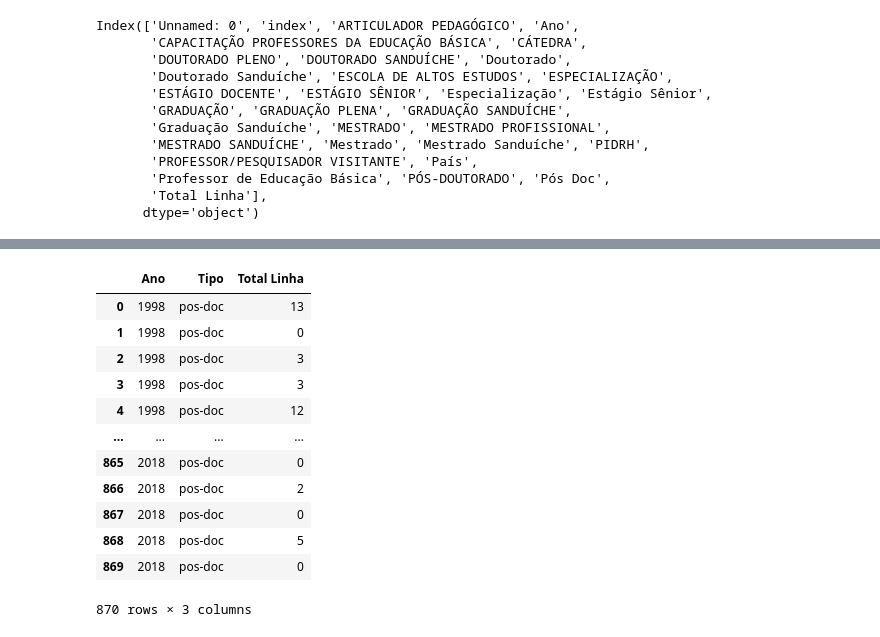
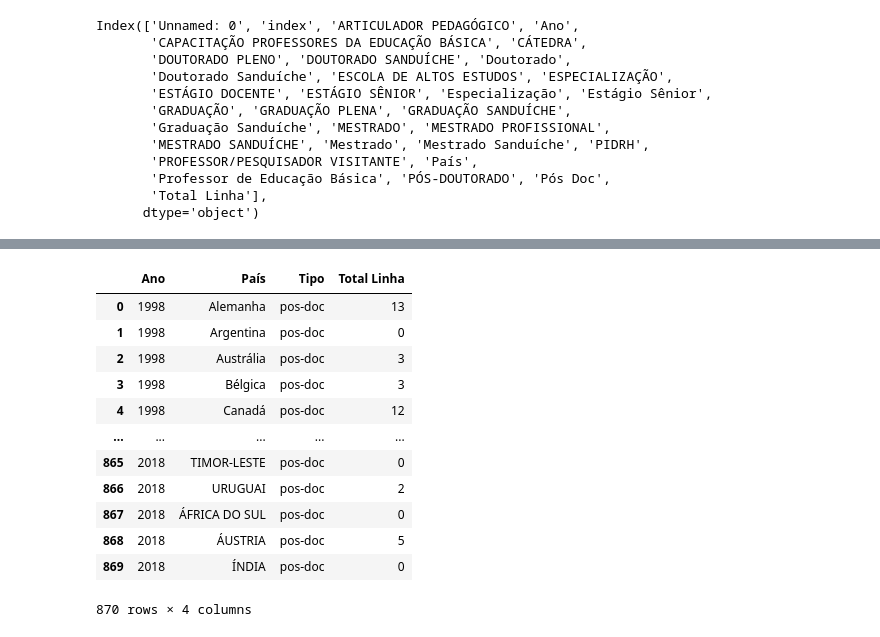
Before and after one commit to lailson93/datavis-course, a Jupyter notebook: projet/dados-bolsas-extrageiras.ipynb, the cells around one changed output, grey strips where cells are left out. Saved outputs shown, nothing was run; the diff lists cells and outputs as text; code cells hidden in the pictures.

```diff
--- a/projet/dados-bolsas-extrageiras.ipynb
+++ b/projet/dados-bolsas-extrageiras.ipynb
@@ -28,27 +28,29 @@ tipos = ['DOUTORADO PLENO', 'DOUTORADO SANDUÍCHE', 'Doutorado', 'Doutorado Sand
  'MESTRADO SANDUÍCHE', 'Mestrado', 'Mestrado Sanduíche', 'PIDRH', 'PROFESSOR/PESQUISADOR VISITANTE',
  'Professor de Educação Básica', 'PÓS-DOUTORADO', 'Pós Doc']
 # %%
-ds3_1 = dataset3[['Ano','GRADUAÇÃO', 'GRADUAÇÃO PLENA', 'GRADUAÇÃO SANDUÍCHE', 'Graduação Sanduíche']]
-ds3_2 = dataset3[['Ano','Doutorado', 'DOUTORADO PLENO', 'DOUTORADO SANDUÍCHE', 'Doutorado Sanduíche']]
-ds3_3 = dataset3[['Ano','MESTRADO PROFISSIONAL', 'MESTRADO', 'Mestrado', 'MESTRADO SANDUÍCHE','Mestrado Sanduíche']]
-ds3_4 = dataset3[['Ano','PÓS-DOUTORADO', 'Pós Doc']]
-ds3_5 = dataset3[['Ano','ARTICULADOR PEDAGÓGICO']]
-ds3_6 = dataset3[['Ano','CAPACITAÇÃO PROFESSORES DA EDUCAÇÃO BÁSICA','Professor de Educação Básica']]
-ds3_7 = dataset3[['Ano','CÁTEDRA']]
-ds3_8 = dataset3[['Ano','PIDRH']]
-ds3_9 = dataset3[['Ano','PROFESSOR/PESQUISADOR VISITANTE']]
+ds3_1 = dataset3[['Ano','País','GRADUAÇÃO', 'GRADUAÇÃO PLENA', 'GRADUAÇÃO SANDUÍCHE', 'Graduação Sanduíche']]
+ds3_2 = dataset3[['Ano','País','Doutorado', 'DOUTORADO PLENO', 'DOUTORADO SANDUÍCHE', 'Doutorado Sanduíche']]
+ds3_3 = dataset3[['Ano','País','MESTRADO PROFISSIONAL', 'MESTRADO', 'Mestrado', 'MESTRADO SANDUÍCHE','Mestrado Sanduíche']]
+ds3_4 = dataset3[['Ano','País','PÓS-DOUTORADO', 'Pós Doc']]
+ds3_5 = dataset3[['Ano','País','ARTICULADOR PEDAGÓGICO']]
+ds3_6 = dataset3[['Ano','País','CAPACITAÇÃO PROFESSORES DA EDUCAÇÃO BÁSICA','Professor de Educação Básica']]
+ds3_7 = dataset3[['Ano','País','CÁTEDRA']]
+ds3_8 = dataset3[['Ano','País','PIDRH']]
+ds3_9 = dataset3[['Ano','País','PROFESSOR/PESQUISADOR VISITANTE']]
 # %%
 listOfSums3 = []
 listOfSums32 = []
 listOfSums33 = []
+listOfSums34 = []
 for index, row in ds3_1.iterrows():
     totalY = 0
     totalY = row['GRADUAÇÃO']+row['GRADUAÇÃO PLENA']+row['GRADUAÇÃO SANDUÍCHE']+row['Graduação Sanduíche']
     listOfSums3.append(totalY)
-    listOfSums32.append('graduacao')
+    listOfSums32.append('Graduacao')
     listOfSums33.append(row['Ano'])
+    listOfSums34.append(row['País'])
 
 # ds3_1['Ano'].drop_duplicates()
-ds_Year_grad = pd.DataFrame([listOfSums33, listOfSums32, listOfSums3], index=['Ano', 'Tipo','Total Linha'])
+ds_Year_grad = pd.DataFrame([listOfSums33, listOfSums34,listOfSums32, listOfSums3], index=['Ano', 'País','Tipo','Total Linha'])
 ds_Year_grad.T
 # %% [output]
@@ -69,15 +71,17 @@ ds_Year_grad.T
 listOfSums3 = []
 listOfSums32 = []
 listOfSums33 = []
+listOfSums34 = []
 for index, row in ds3_2.iterrows():
     totalY = 0
     totalY = row['Doutorado']+row['DOUTORADO PLENO']+row['DOUTORADO SANDUÍCHE']+row['Doutorado Sanduíche']
     listOfSums3.append(totalY)
-    listOfSums32.append('doutorado')
+    listOfSums32.append('Doutorado')
     listOfSums33.append(row['Ano'])
+    listOfSums34.append(row['País'])
 
 
 # ds3_1['Ano'].drop_duplicates()
-ds_Year_doc = pd.DataFrame([listOfSums33, listOfSums32, listOfSums3], index=['Ano', 'Tipo','Total Linha'])
+ds_Year_doc = pd.DataFrame([listOfSums33,listOfSums34, listOfSums32, listOfSums3], index=['Ano','País', 'Tipo','Total Linha'])
 ds_Year_doc.T
 # %% [output]
@@ -98,15 +102,18 @@ ds_Year_doc.T
 listOfSums3 = []
 listOfSums32 = []
 listOfSums33 = []
+listOfSums34 = []
+
 for index, row in ds3_3.iterrows():
     totalY = 0
     totalY = row['MESTRADO PROFISSIONAL']+row['MESTRADO']+row['Mestrado']+row['MESTRADO SANDUÍCHE']+row['Mestrado Sanduíche']
     listOfSums3.append(totalY)
     listOfSums32.append('mestrado')
     listOfSums33.append(row['Ano'])
+    listOfSums34.append(row['País'])
 
 
 # ds3_1['Ano'].drop_duplicates()
-ds_Year_mest = pd.DataFrame([listOfSums33, listOfSums32, listOfSums3], index=['Ano', 'Tipo','Total Linha'])
+ds_Year_mest = pd.DataFrame([listOfSums33,listOfSums34, listOfSums32, listOfSums3], index=['Ano','País', 'Tipo','Total Linha'])
 ds_Year_mest.T
 # %% [output]
@@ -126,32 +133,33 @@ ds_Year_mest.T
 # %%
 listOfSums3 = []
 listOfSums32 = []
 listOfSums33 = []
+listOfSums34 = []
 for index, row in ds3_4.iterrows():
     totalY = 0
     totalY = row['PÓS-DOUTORADO']+row['Pós Doc']
     listOfSums3.append(totalY)
     listOfSums32.append('pos-doc')
     listOfSums33.append(row['Ano'])
-
+    listOfSums34.append(row['País'])
 
 # ds3_1['Ano'].drop_duplicates()
-ds_Year_posdoc = pd.DataFrame([listOfSums33, listOfSums32, listOfSums3], index=['Ano', 'Tipo','Total Linha'])
+ds_Year_posdoc = pd.DataFrame([listOfSums33,listOfSums34, listOfSums32, listOfSums3], index=['Ano','País', 'Tipo','Total Linha'])
 ds_Year_posdoc.T
 # %% [output]
-|  | Ano | Tipo | Total Linha |
-| 0 | 1998 | pos-doc | 13 |
-| 1 | 1998 | pos-doc | 0 |
-| 2 | 1998 | pos-doc | 3 |
-| 3 | 1998 | pos-doc | 3 |
-| 4 | 1998 | pos-doc | 12 |
-| ... | ... | ... | ... |
-| 865 | 2018 | pos-doc | 0 |
-| 866 | 2018 | pos-doc | 2 |
-| 867 | 2018 | pos-doc | 0 |
-| 868 | 2018 | pos-doc | 5 |
-| 869 | 2018 | pos-doc | 0 |
+|  | Ano | País | Tipo | Total Linha |
+| 0 | 1998 | Alemanha | pos-doc | 13 |
+| 1 | 1998 | Argentina | pos-doc | 0 |
+| 2 | 1998 | Austrália | pos-doc | 3 |
+| 3 | 1998 | Bélgica | pos-doc | 3 |
+| 4 | 1998 | Canadá | pos-doc | 12 |
+| ... | ... | ... | ... | ... |
+| 865 | 2018 | TIMOR-LESTE | pos-doc | 0 |
+| 866 | 2018 | URUGUAI | pos-doc | 2 |
+| 867 | 2018 | ÁFRICA DO SUL | pos-doc | 0 |
+| 868 | 2018 | ÁUSTRIA | pos-doc | 5 |
+| 869 | 2018 | ÍNDIA | pos-doc | 0 |
-870 rows × 3 columns
+870 rows × 4 columns
 # %%
 listOfSums3 = []
 listOfSums32 = []
```
Also changed, not shown: parts of 11 cells of this notebook, 2 other files.
